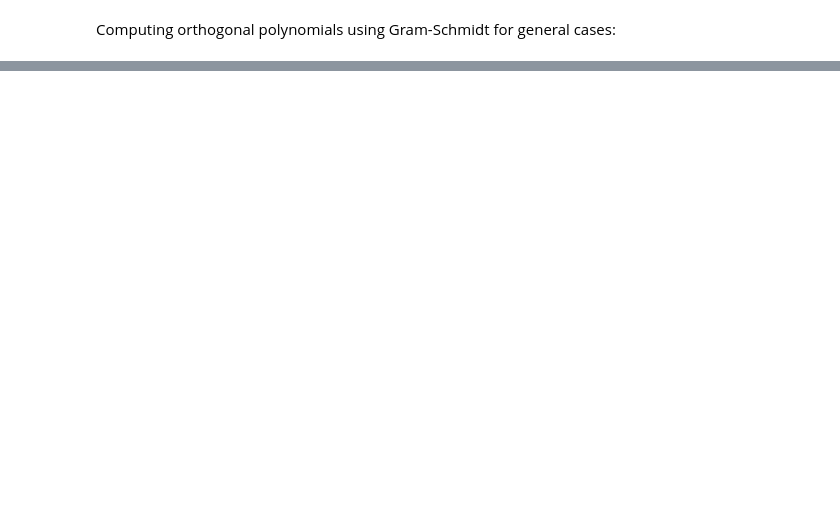
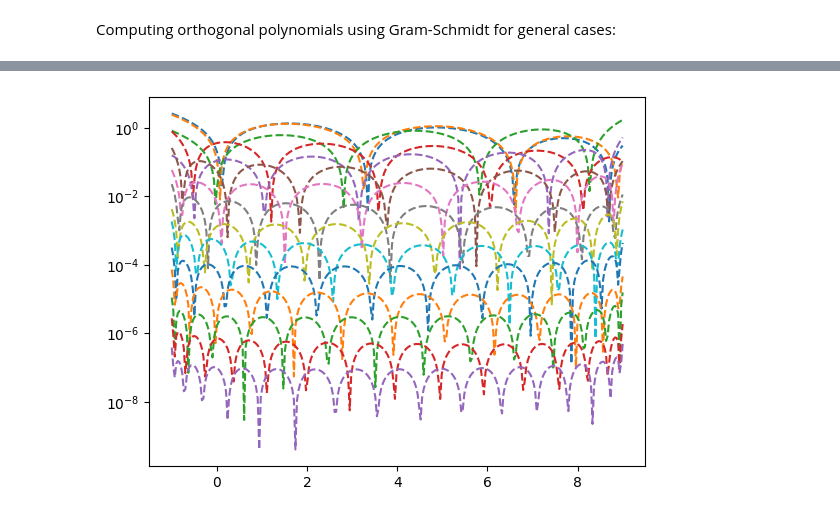
Before and after one commit to Fnixya/Go_Practice, a Jupyter notebook: function_approx/least_sq.ipynb, the cells around one changed output, grey strips where cells are left out. Saved outputs shown, nothing was run; the diff lists cells and outputs as text; code cells hidden in the pictures; blank space fills up the shorter version.

```diff
--- a/function_approx/least_sq.ipynb
+++ b/function_approx/least_sq.ipynb
@@ -135,0 +160,9 @@ plt.show()
+# %%
+lsq = LeastSquares(func, a, b, n)
+for i in range(1, n+1):
+    approx = lsq.construct(i)
+    plt.semilogy(x, np.abs(func(x) - approx(x)), '--', label='Approximation')
+
+plt.show()
+# %% [output]
+[figure, added]
```
Also changed, not shown: parts of 2 cells of this notebook.
